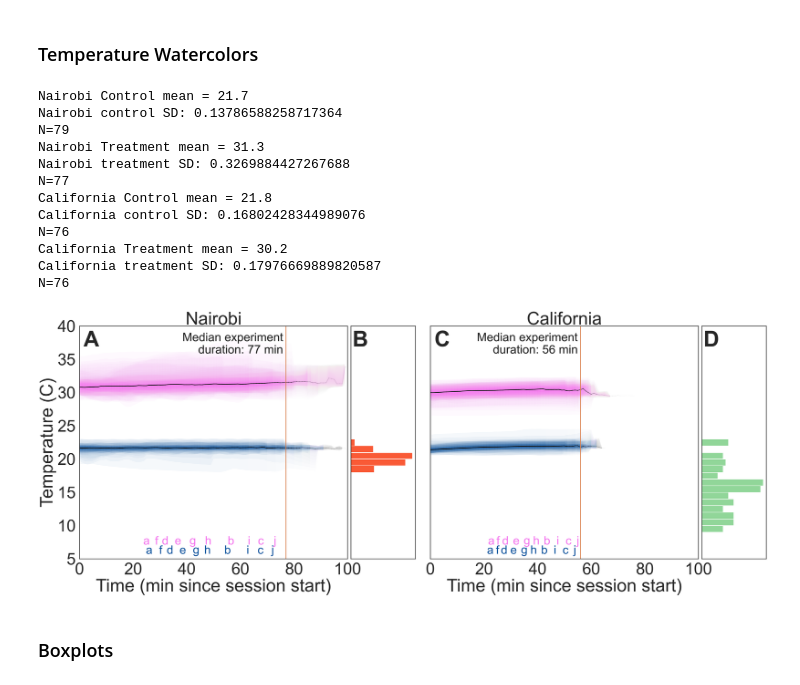
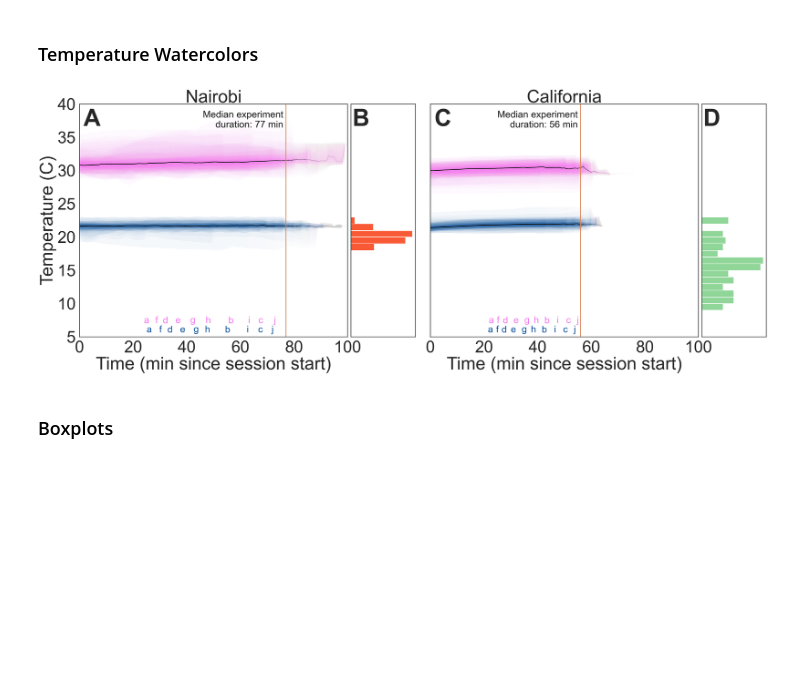
Before and after one commit to bolliger32/berkeley_temp_behavior, a Jupyter notebook: code/publication_figures_and_tables.ipynb, the cells around one changed output. Cells and saved outputs as stored; diff of their text form; code cells hidden in the pictures; blank space fills up the shorter version.

```diff
--- a/code/publication_figures_and_tables.ipynb
+++ b/code/publication_figures_and_tables.ipynb
@@ -218,9 +218,6 @@ with sns.axes_style(style):
             n = this_df.shape[1]
 
             txt = "{} mean = {:.1f}".format(grp.title(), mean_of_mean)
-            print(
-                "{} {}\n{} {} SD: {}\nN={}".format(site, txt, site, grp, mean_of_sd, n)
-            )
 
             for j in range(count.index.shape[0] - 1):
                 (line,) = ax.plot(
@@ -271,46 +268,34 @@ with sns.axes_style(style):
                     fontsize=fs,
                 )
 
         ax.text(
             0.015,
             0.98,
             plot_labs[six * 2],
             va="top",
             transform=ax.transAxes,
             fontweight="bold",
             fontsize=fs_lab / 2,
         )
         ax_hist.text(
             0.025,
             0.98,
             plot_labs[six * 2 + 1],
             va="top",
             transform=ax_hist.transAxes,
             fontweight="bold",
             fontsize=fs_lab / 2,
         )
         ax.set_xlabel("Time (min since session start)")
         ax.set_ylim((5, 40))
 
     axs[0].set_xlim((0, 100))
     axs[2].set_xlim((0, 100))
     axs[2].yaxis.set_major_formatter(nullfmt)
 
 fig.savefig(s.fig_dir / "figure 1" / f"watercolor_temps_{style}_squished.pdf")
 # %% [output]
-Nairobi Control mean = 21.7
-Nairobi control SD: 0.13786588258717364
-N=79
-Nairobi Treatment mean = 31.3
-Nairobi treatment SD: 0.3269884427267688
-N=77
-California Control mean = 21.8
-California control SD: 0.16802428344989076
-N=76
-California Treatment mean = 30.2
-California treatment SD: 0.17976669889820587
-N=76
-[figure, old version]
+[figure, new version]
 # %% [markdown]
 ### Boxplots
 # %% [markdown]
```
Also changed, not shown: parts of 4 cells of this notebook.
